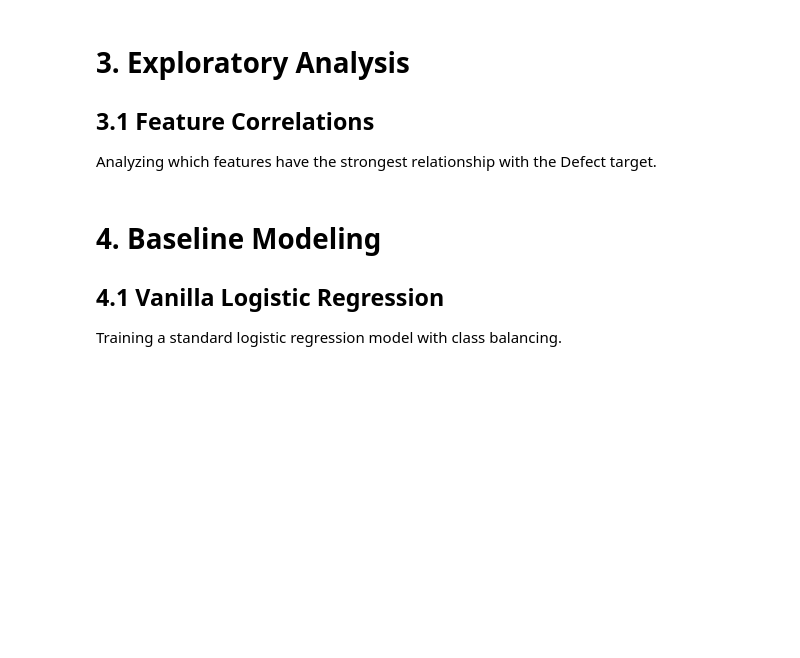
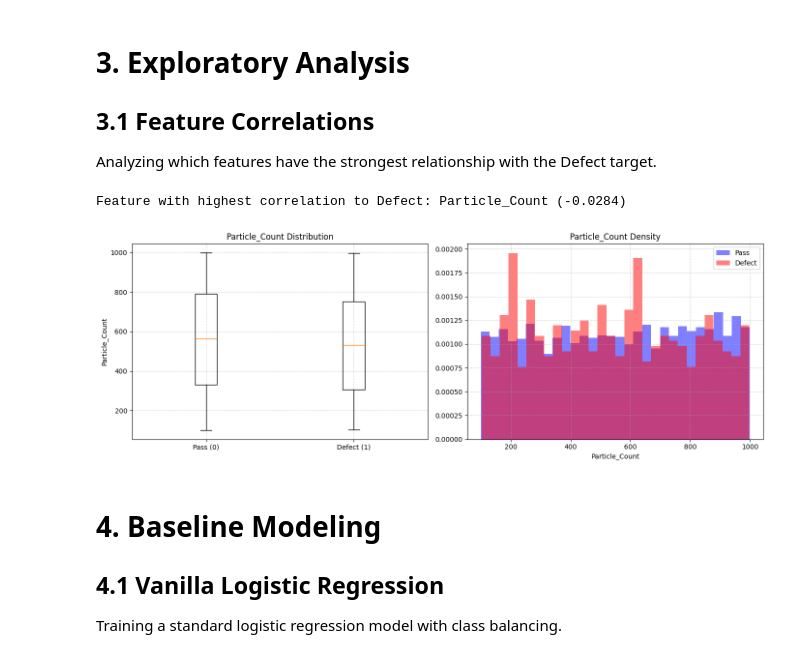
Before and after one commit to Antibodyy/La_Finale, a Jupyter notebook: Semiconductor Quality Control/Logistic_reg_testing/USE_THIS.ipynb, the cells around one changed output. Drawn from its saved outputs; the diff is of its cells as text; code cells hidden in the pictures; blank space fills up the shorter version.

```diff
--- a/Semiconductor Quality Control/Logistic_reg_testing/USE_THIS.ipynb
+++ b/Semiconductor Quality Control/Logistic_reg_testing/USE_THIS.ipynb
@@ -79,3 +80,43 @@ print(top_features_signed)
+# %%
+# 1. Find Best Correlated Feature
+# Re-attach target temporarily to calculate correlation
+df_temp = x.copy()
+df_temp['Defect'] = y
+correlations = df_temp.corr()['Defect'].drop('Defect')
+
+best_feature = correlations.abs().idxmax()
+best_acc = correlations[best_feature]
+
+print(f"Feature with highest correlation to Defect: {best_feature} ({best_acc:.4f})")
+
+# 2. Plot Distribution (Matplotlib only)
+plt.figure(figsize=(14, 5))
+
+# Get data for both classes
+data_pass = df_temp[df_temp['Defect'] == 0][best_feature]
+data_defect = df_temp[df_temp['Defect'] == 1][best_feature]
+
+# Box Plot
+plt.subplot(1, 2, 1)
+plt.boxplot([data_pass, data_defect], labels=['Pass (0)', 'Defect (1)'])
+plt.title(f'{best_feature} Distribution')
+plt.ylabel(best_feature)
+plt.grid(True, linestyle='--', alpha=0.5)
+
+# Histogram
+plt.subplot(1, 2, 2)
+plt.hist(data_pass, bins=30, alpha=0.5, label='Pass', density=True, color='blue')
+plt.hist(data_defect, bins=30, alpha=0.5, label='Defect', density=True, color='red')
+plt.title(f'{best_feature} Density')
+plt.xlabel(best_feature)
+plt.legend()
+plt.grid(True, linestyle='--', alpha=0.5)
+
+plt.tight_layout()
+plt.show()
+# %% [output]
+Feature with highest correlation to Defect: Particle_Count (-0.0284)
+[figure, added]
 # %% [markdown]
 # 4. Baseline Modeling
 ## 4.1 Vanilla Logistic Regression
```
Also changed, not shown: parts of 14 cells of this notebook, 1 other file.
